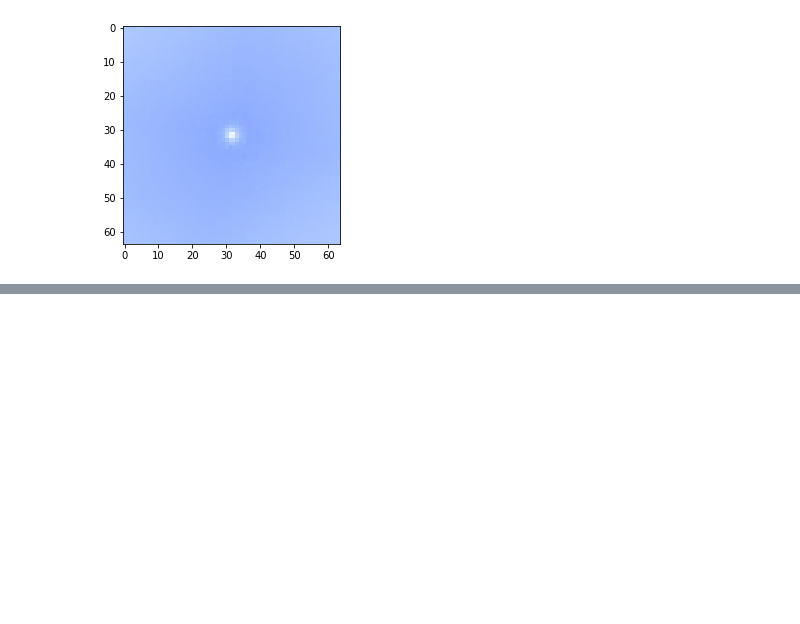
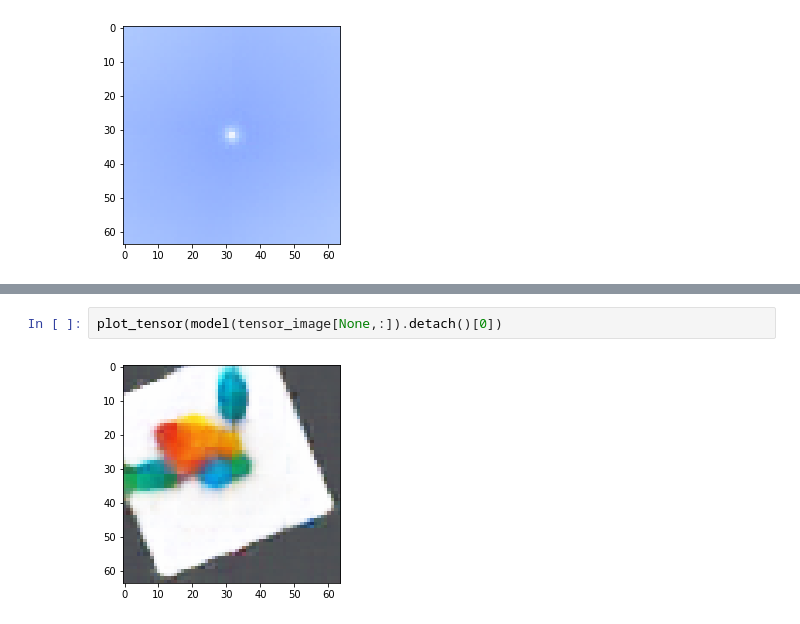
Before and after one commit to LinarAbdrazakov/IGLU-Minecraft, a Jupyter notebook: Visual Autoencoder Training (IGLU).ipynb, the cells around one changed output, grey strips where cells are left out. Saved outputs shown, nothing was run; the diff lists cells and outputs as text; blank space fills up the shorter version.

```diff
--- a/Visual Autoencoder Training (IGLU).ipynb
+++ b/Visual Autoencoder Training (IGLU).ipynb
@@ -786,0 +915,4 @@ plot_tensor(model(tensor_image[None,:]).detach()[0])
+# %%
+plot_tensor(model(tensor_image[None,:]).detach()[0])
+# %% [output]
+[figure, added]
```
Also changed, not shown: parts of 3 cells of this notebook, 4 other files.
